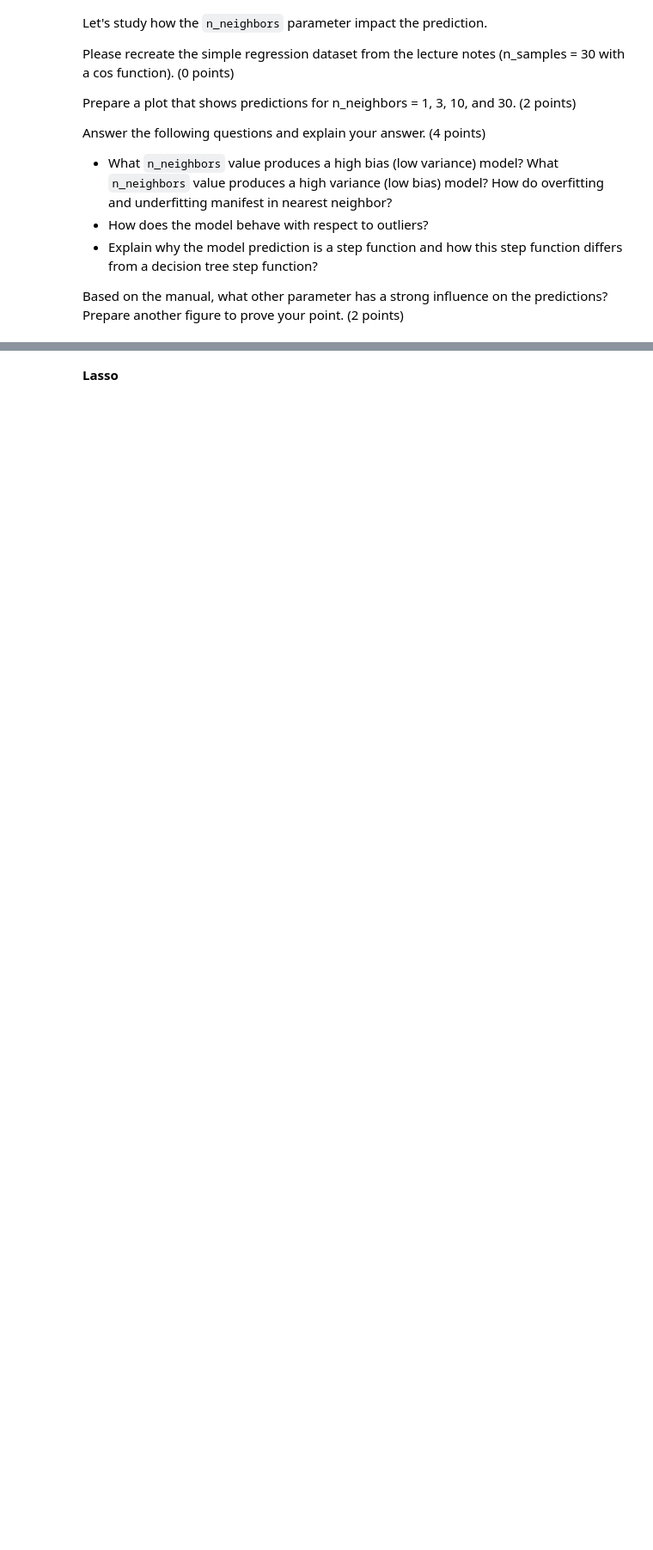
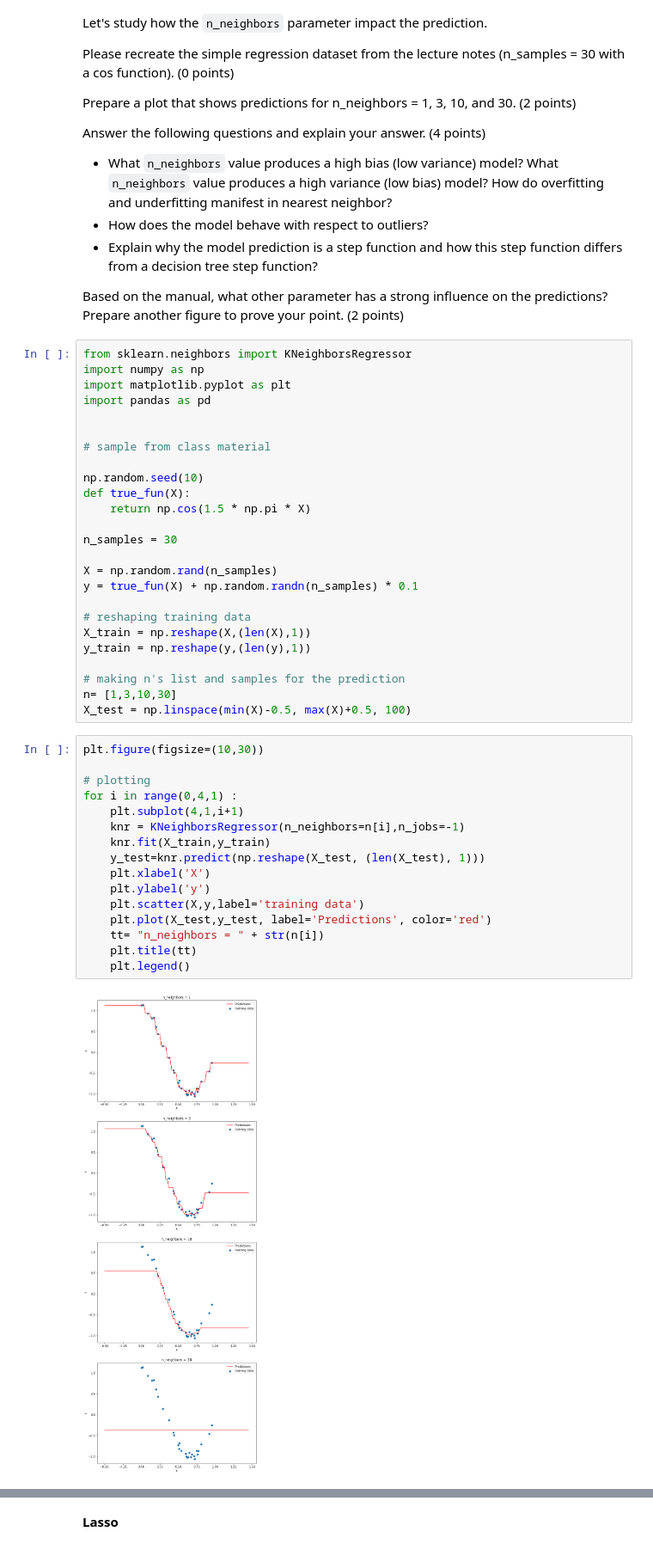
Before and after one commit to josh7197/ps8-ml_algos2-josh7197, a Jupyter notebook: PS8.ipynb, the cells around one changed output, grey strips where cells are left out. Shown at 86% size. Drawn from its saved outputs; the diff is of its cells as text; blank space fills up the shorter version.

```diff
--- a/PS8.ipynb
+++ b/PS8.ipynb
@@ -76,3 +85,46 @@ Answer the following questions and explain your answer. (4 points)
    - Explain why the model prediction is a step function and how this step function differs from a decision tree step function?
 
 Based on the manual, what other parameter has a strong influence on the predictions? Prepare another figure to prove your point. (2 points)
+# %%
+from sklearn.neighbors import KNeighborsRegressor
+import numpy as np
+import matplotlib.pyplot as plt
+import pandas as pd
+
+
+# sample from class material
+
+np.random.seed(10)
+def true_fun(X):
+    return np.cos(1.5 * np.pi * X)
+
+n_samples = 30
+
+X = np.random.rand(n_samples)
+y = true_fun(X) + np.random.randn(n_samples) * 0.1
+
+# reshaping training data
+X_train = np.reshape(X,(len(X),1))
+y_train = np.reshape(y,(len(y),1))
+
+# making n's list and samples for the prediction
+n= [1,3,10,30]
+X_test = np.linspace(min(X)-0.5, max(X)+0.5, 100)
+# %%
+plt.figure(figsize=(10,30))
+
+# plotting
+for i in range(0,4,1) :
+    plt.subplot(4,1,i+1)
+    knr = KNeighborsRegressor(n_neighbors=n[i],n_jobs=-1)
+    knr.fit(X_train,y_train)
+    y_test=knr.predict(np.reshape(X_test, (len(X_test), 1)))
+    plt.xlabel('X')
+    plt.ylabel('y')
+    plt.scatter(X,y,label='training data')
+    plt.plot(X_test,y_test, label='Predictions', color='red')
+    tt= "n_neighbors = " + str(n[i])
+    plt.title(tt)
+    plt.legend()
+# %% [output]
+[figure, added]
```
Also changed, not shown: parts of 21 cells of this notebook.
